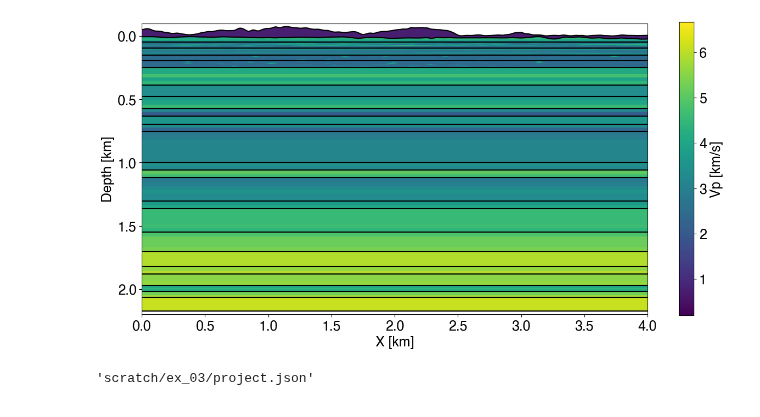
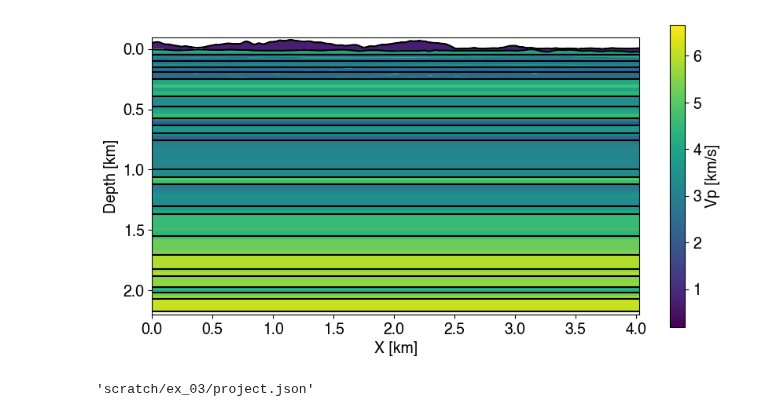
Before and after one commit to FrequenSol/FrequenSolve, a Jupyter notebook: examples/ex03_layered.ipynb, the cells around one changed output. Drawn from its saved outputs; the diff is of its cells as text; code cells hidden in the pictures.

```diff
--- a/examples/ex03_layered.ipynb
+++ b/examples/ex03_layered.ipynb
@@ -22,7 +22,7 @@ dpath = "/Users/jacobbadger/hp3D/LIBS/problems/desert_2d/"
 # ----------------------------------------------------------------------
 # Define Model
 # ----------------------------------------------------------------------
-model = LayeredModel(dimension = 2, x_limits = [0.0, 4.0])
+model = LayeredModel(dimension = 2, x_limits = [0.0, 4.029])
 model.add_surface(
    name = "dune_topo",
    xarr = CartesianGrid(n = [320], x0 = [0.0], x1 = [4.029]).as_xarray(),
@@ -45,8 +45,8 @@ model.add_surface(
 
 model.add_layer(
    name = "near_surface",
-   xarr = xr.DataArray(coords = {"x" : np.linspace(0.0, 4.0, 1344),
-                                 "z" : np.linspace(0.0, 0.25, 210)},
+   xarr = xr.DataArray(coords = {"x" : np.linspace(0.0, 4.029, 1344),
+                                 "z" : np.linspace(0.0, 0.2508, 210)},
                        dims = ["z", "x"]),
    properties = { "Vp" : Path(dpath) / "data/Vp_smooth.bin|1000",
                   "Vs" : Path(dpath) / "data/Vs_smooth.bin|1000",
@@ -54,37 +54,41 @@ model.add_layer(
 )
 model.add_surface(z = 0.483e-1)
 model.add_surface(z = 0.972e-1)
 model.add_surface(z = 1.512e-1)
 model.add_surface(z = 1.941e-1)
 model.add_surface(z = 2.508e-1)
 
 model.add_layer(
    name = "near_surface",
-   xarr = xr.DataArray(coords = {"x" : np.linspace(0.0, 4.0, 1344),
-                                 "z" : np.linspace(0.0, 2.175, 7250)},
+   xarr = xr.DataArray(coords = {"x" : np.linspace(0.0, 4.029, 1344),
+                                 "z" : np.linspace(0.0, 2.1747, 7250)},
                        dims = ["z", "x"]),
    properties = { "Vp" : Path(dpath) / "data/Vp.bin|1000",
                   "Vs" : Path(dpath) / "data/Vs.bin|1000",
                   "Rho": Path(dpath) / "data/Rho.bin"}
 )
 
 z_list_full = [ 3.012e-1, 3.3e-1, 3.9e-1, 4.791e-1, 5.091e-1, 5.412e-1,
                5.712e-1, 6.03e-1, 6.312e-1, 6.99e-1, 7.242e-1,
                7.551e-1, 7.83e-1, 8.16e-1, 9.981e-1, 1.0272e0,
                1.059e0, 1.0941e0, 1.1211e0, 1.1532e0, 1.182e0,
                1.2111e0, 1.2411e0, 1.3032e0, 1.335e0, 1.3662e0,
                1.548e0, 1.581e0, 1.7052e0, 1.8201e0, 1.851e0,
                1.881e0, 1.9692e0, 1.989e0, 2.016e0, 2.0451e0,
-               2.067e0, 2.175e0 ]
+               2.067e0, 2.1747e0 ]
 
 z_list = [ 3.9e-1, 4.791e-1, 5.712e-1, 6.312e-1, 6.99e-1,
           7.551e-1, 9.981e-1, 1.059e0, 1.1211e0, 1.3032e0, 1.3662e0,
           1.548e0, 1.7052e0, 1.8201e0, 1.881e0, 1.9692e0, 2.016e0,
-          2.067e0, 2.175e0 ]
+          2.067e0, 2.1747e0 ]
 
 for z in z_list:
     model.add_surface(z = z)
-model.plot("Vp",resolution=[1000,1000],figsize=(15,7),fontsize=18,aspect="equal")
+model.plot("Vp",resolution=[1000,1000],figsize=(10,5),fontsize=14,aspect="equal")
+sim.model = model
+
+mesh = model.hex_mesh_generator(n = [4, 4])
+sim += mesh
 # %% [output]
-[figure, old version]
+[figure, new version]
 # %%
```
Also changed, not shown: parts of 2 cells of this notebook, 27 other files.
